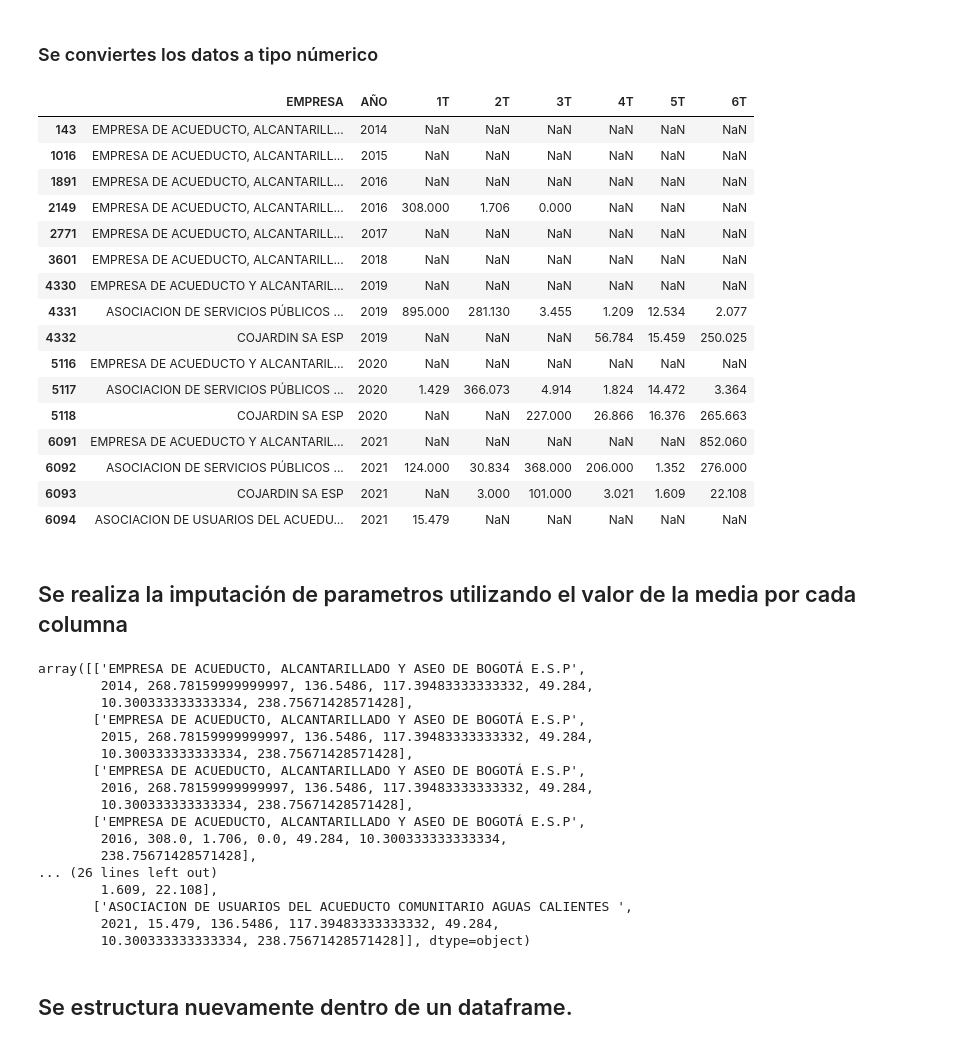
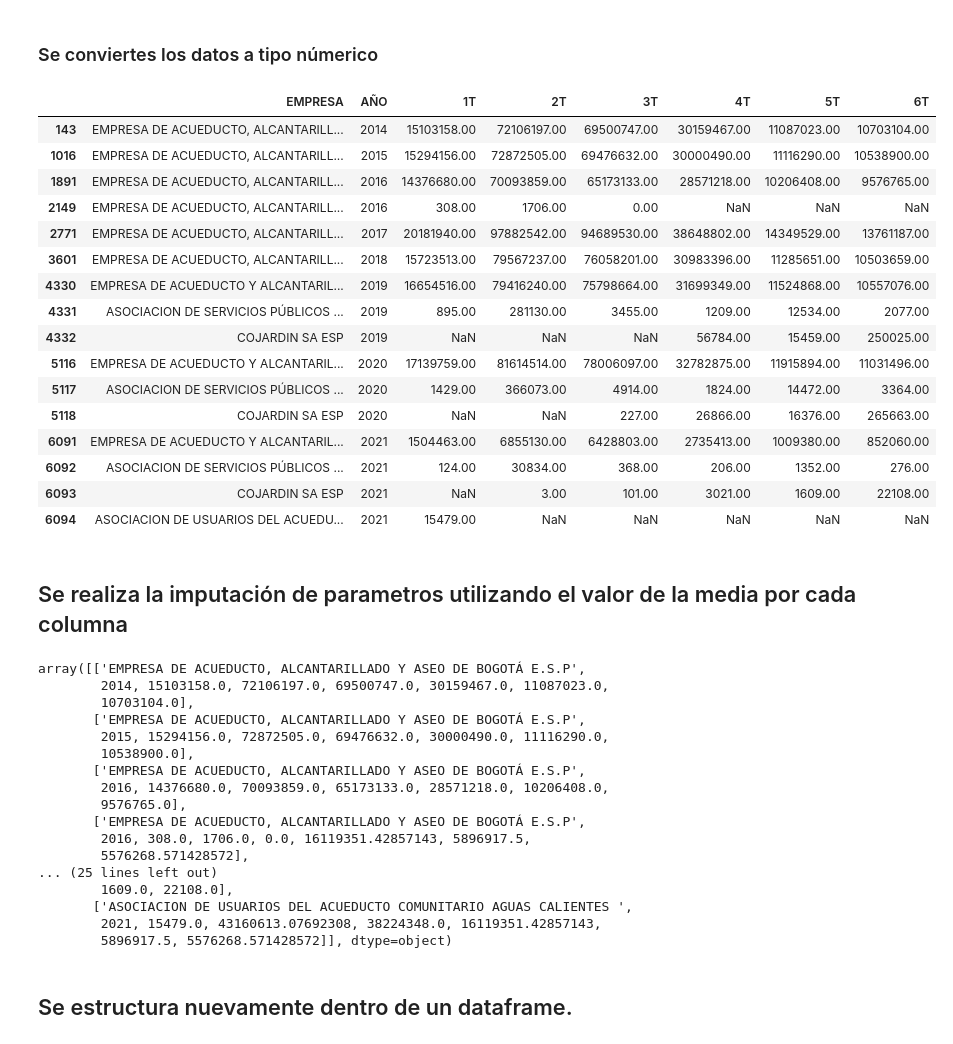
Before and after one commit to 1012357482/ConsumoAguaSeriesTemporales, a Jupyter notebook: ConsumoAguaSeriesTemporales.ipynb, the cells around one changed output. Cells and saved outputs as stored; diff of their text form; code cells hidden in the pictures.

```diff
--- a/ConsumoAguaSeriesTemporales.ipynb
+++ b/ConsumoAguaSeriesTemporales.ipynb
@@ -264,34 +264,52 @@ dtypes: int64(1), object(7)
 memory usage: 1.1+ KB
 # %% [markdown]
 ### Se conviertes los datos a tipo númerico
+# %%
+def transformar_valor(valor):
+    if pd.notna(valor):
+        valor = valor.replace('.', '').replace(',', '.')
+    return valor
 # %%
 #dataframe_bogota['6T'] = [str(x).replace('nan','NaN') for x in dataframe_bogota['6T']]
+pd.options.display.float_format = '{:.2f}'.format
+
+#Se modifica "." por la "," para una conversión ideal a datos númericos
+#Sin esto al aplicar el cambio de formato convierte los valores tipo 000.000.000.
+#Es decir conva mas de un punto decimal, los deja como NaN
+
+dataframe_bogota['1T'] = dataframe_bogota['1T'].apply(transformar_valor)
+dataframe_bogota['2T'] = dataframe_bogota['2T'].apply(transformar_valor)
+dataframe_bogota['3T'] = dataframe_bogota['3T'].apply(transformar_valor)
+dataframe_bogota['4T'] = dataframe_bogota['4T'].apply(transformar_valor)
+dataframe_bogota['5T'] = dataframe_bogota['5T'].apply(transformar_valor)
+dataframe_bogota['6T'] = dataframe_bogota['6T'].apply(transformar_valor)
+
 
 dataframe_bogota['1T'] = pd.to_numeric(dataframe_bogota['1T'], errors="coerce")
 dataframe_bogota['2T'] = pd.to_numeric(dataframe_bogota['2T'], errors="coerce")
 dataframe_bogota['3T'] = pd.to_numeric(dataframe_bogota['3T'], errors="coerce")
 dataframe_bogota['4T'] = pd.to_numeric(dataframe_bogota['4T'], errors="coerce")
 dataframe_bogota['5T'] = pd.to_numeric(dataframe_bogota['5T'], errors="coerce")
 dataframe_bogota['6T'] = pd.to_numeric(dataframe_bogota['6T'], errors="coerce")
 dataframe_bogota
 # %% [output]
 |  | EMPRESA | AÑO | 1T | 2T | 3T | 4T | 5T | 6T |
-| 143 | EMPRESA DE ACUEDUCTO, ALCANTARILL... | 2014 | NaN | NaN | NaN | NaN | NaN | NaN |
-| 1016 | EMPRESA DE ACUEDUCTO, ALCANTARILL... | 2015 | NaN | NaN | NaN | NaN | NaN | NaN |
-| 1891 | EMPRESA DE ACUEDUCTO, ALCANTARILL... | 2016 | NaN | NaN | NaN | NaN | NaN | NaN |
-| 2149 | EMPRESA DE ACUEDUCTO, ALCANTARILL... | 2016 | 308.000 | 1.706 | 0.000 | NaN | NaN | NaN |
-| 2771 | EMPRESA DE ACUEDUCTO, ALCANTARILL... | 2017 | NaN | NaN | NaN | NaN | NaN | NaN |
-| 3601 | EMPRESA DE ACUEDUCTO, ALCANTARILL... | 2018 | NaN | NaN | NaN | NaN | NaN | NaN |
-| 4330 | EMPRESA DE ACUEDUCTO Y ALCANTARIL... | 2019 | NaN | NaN | NaN | NaN | NaN | NaN |
-| 4331 | ASOCIACION DE SERVICIOS PÚBLICOS ... | 2019 | 895.000 | 281.130 | 3.455 | 1.209 | 12.534 | 2.077 |
-| 4332 | COJARDIN SA ESP | 2019 | NaN | NaN | NaN | 56.784 | 15.459 | 250.025 |
-| 5116 | EMPRESA DE ACUEDUCTO Y ALCANTARIL... | 2020 | NaN | NaN | NaN | NaN | NaN | NaN |
-| 5117 | ASOCIACION DE SERVICIOS PÚBLICOS ... | 2020 | 1.429 | 366.073 | 4.914 | 1.824 | 14.472 | 3.364 |
-| 5118 | COJARDIN SA ESP | 2020 | NaN | NaN | 227.000 | 26.866 | 16.376 | 265.663 |
-| 6091 | EMPRESA DE ACUEDUCTO Y ALCANTARIL... | 2021 | NaN | NaN | NaN | NaN | NaN | 852.060 |
-| 6092 | ASOCIACION DE SERVICIOS PÚBLICOS ... | 2021 | 124.000 | 30.834 | 368.000 | 206.000 | 1.352 | 276.000 |
-| 6093 | COJARDIN SA ESP | 2021 | NaN | 3.000 | 101.000 | 3.021 | 1.609 | 22.108 |
-| 6094 | ASOCIACION DE USUARIOS DEL ACUEDU... | 2021 | 15.479 | NaN | NaN | NaN | NaN | NaN |
+| 143 | EMPRESA DE ACUEDUCTO, ALCANTARILL... | 2014 | 15103158.00 | 72106197.00 | 69500747.00 | 30159467.00 | 11087023.00 | 10703104.00 |
+| 1016 | EMPRESA DE ACUEDUCTO, ALCANTARILL... | 2015 | 15294156.00 | 72872505.00 | 69476632.00 | 30000490.00 | 11116290.00 | 10538900.00 |
+| 1891 | EMPRESA DE ACUEDUCTO, ALCANTARILL... | 2016 | 14376680.00 | 70093859.00 | 65173133.00 | 28571218.00 | 10206408.00 | 9576765.00 |
+| 2149 | EMPRESA DE ACUEDUCTO, ALCANTARILL... | 2016 | 308.00 | 1706.00 | 0.00 | NaN | NaN | NaN |
+| 2771 | EMPRESA DE ACUEDUCTO, ALCANTARILL... | 2017 | 20181940.00 | 97882542.00 | 94689530.00 | 38648802.00 | 14349529.00 | 13761187.00 |
+| 3601 | EMPRESA DE ACUEDUCTO, ALCANTARILL... | 2018 | 15723513.00 | 79567237.00 | 76058201.00 | 30983396.00 | 11285651.00 | 10503659.00 |
+| 4330 | EMPRESA DE ACUEDUCTO Y ALCANTARIL... | 2019 | 16654516.00 | 79416240.00 | 75798664.00 | 31699349.00 | 11524868.00 | 10557076.00 |
+| 4331 | ASOCIACION DE SERVICIOS PÚBLICOS ... | 2019 | 895.00 | 281130.00 | 3455.00 | 1209.00 | 12534.00 | 2077.00 |
+| 4332 | COJARDIN SA ESP | 2019 | NaN | NaN | NaN | 56784.00 | 15459.00 | 250025.00 |
+| 5116 | EMPRESA DE ACUEDUCTO Y ALCANTARIL... | 2020 | 17139759.00 | 81614514.00 | 78006097.00 | 32782875.00 | 11915894.00 | 11031496.00 |
+| 5117 | ASOCIACION DE SERVICIOS PÚBLICOS ... | 2020 | 1429.00 | 366073.00 | 4914.00 | 1824.00 | 14472.00 | 3364.00 |
+| 5118 | COJARDIN SA ESP | 2020 | NaN | NaN | 227.00 | 26866.00 | 16376.00 | 265663.00 |
+| 6091 | EMPRESA DE ACUEDUCTO Y ALCANTARIL... | 2021 | 1504463.00 | 6855130.00 | 6428803.00 | 2735413.00 | 1009380.00 | 852060.00 |
+| 6092 | ASOCIACION DE SERVICIOS PÚBLICOS ... | 2021 | 124.00 | 30834.00 | 368.00 | 206.00 | 1352.00 | 276.00 |
+| 6093 | COJARDIN SA ESP | 2021 | NaN | 3.00 | 101.00 | 3021.00 | 1609.00 | 22108.00 |
+| 6094 | ASOCIACION DE USUARIOS DEL ACUEDU... | 2021 | 15479.00 | NaN | NaN | NaN | NaN | NaN |
 # %% [markdown]
 ## Se realiza la imputación de parametros utilizando el valor de la media por cada columna
 # %%
@@ -303,22 +321,22 @@ X[:,2:8]=imp.transform(X[:,2:8])
 X
 # %% [output]
 array([['EMPRESA DE ACUEDUCTO, ALCANTARILLADO Y ASEO DE BOGOTÁ E.S.P',
-        2014, 268.78159999999997, 136.5486, 117.39483333333332, 49.284,
-        10.300333333333334, 238.75671428571428],
+        2014, 15103158.0, 72106197.0, 69500747.0, 30159467.0, 11087023.0,
+        10703104.0],
        ['EMPRESA DE ACUEDUCTO, ALCANTARILLADO Y ASEO DE BOGOTÁ E.S.P',
-        2015, 268.78159999999997, 136.5486, 117.39483333333332, 49.284,
-        10.300333333333334, 238.75671428571428],
+        2015, 15294156.0, 72872505.0, 69476632.0, 30000490.0, 11116290.0,
+        10538900.0],
        ['EMPRESA DE ACUEDUCTO, ALCANTARILLADO Y ASEO DE BOGOTÁ E.S.P',
-        2016, 268.78159999999997, 136.5486, 117.39483333333332, 49.284,
-        10.300333333333334, 238.75671428571428],
+        2016, 14376680.0, 70093859.0, 65173133.0, 28571218.0, 10206408.0,
+        9576765.0],
        ['EMPRESA DE ACUEDUCTO, ALCANTARILLADO Y ASEO DE BOGOTÁ E.S.P',
-        2016, 308.0, 1.706, 0.0, 49.284, 10.300333333333334,
-        238.75671428571428],
-... (26 lines left out)
-        1.609, 22.108],
+        2016, 308.0, 1706.0, 0.0, 16119351.42857143, 5896917.5,
+        5576268.571428572],
+... (25 lines left out)
+        1609.0, 22108.0],
        ['ASOCIACION DE USUARIOS DEL ACUEDUCTO COMUNITARIO AGUAS CALIENTES ',
-        2021, 15.479, 136.5486, 117.39483333333332, 49.284,
-        10.300333333333334, 238.75671428571428]], dtype=object)
+        2021, 15479.0, 43160613.07692308, 38224348.0, 16119351.42857143,
+        5896917.5, 5576268.571428572]], dtype=object)
 # %% [markdown]
 ## Se estructura nuevamente dentro de un dataframe.
 # %%
```
Also changed, not shown: parts of 15 cells of this notebook.
